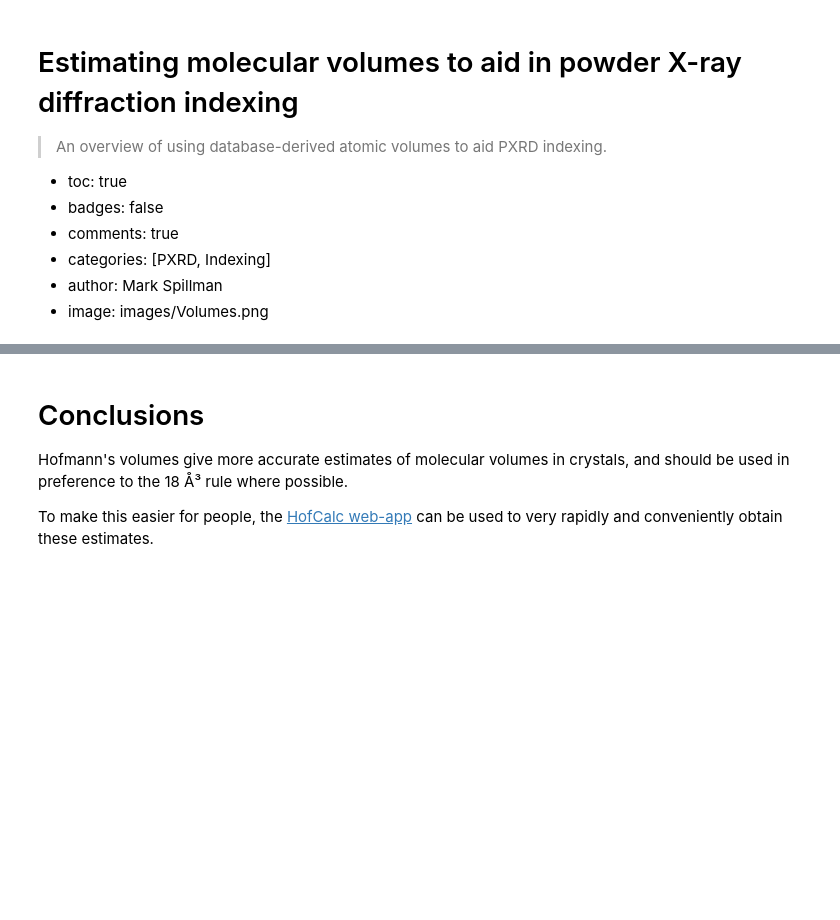
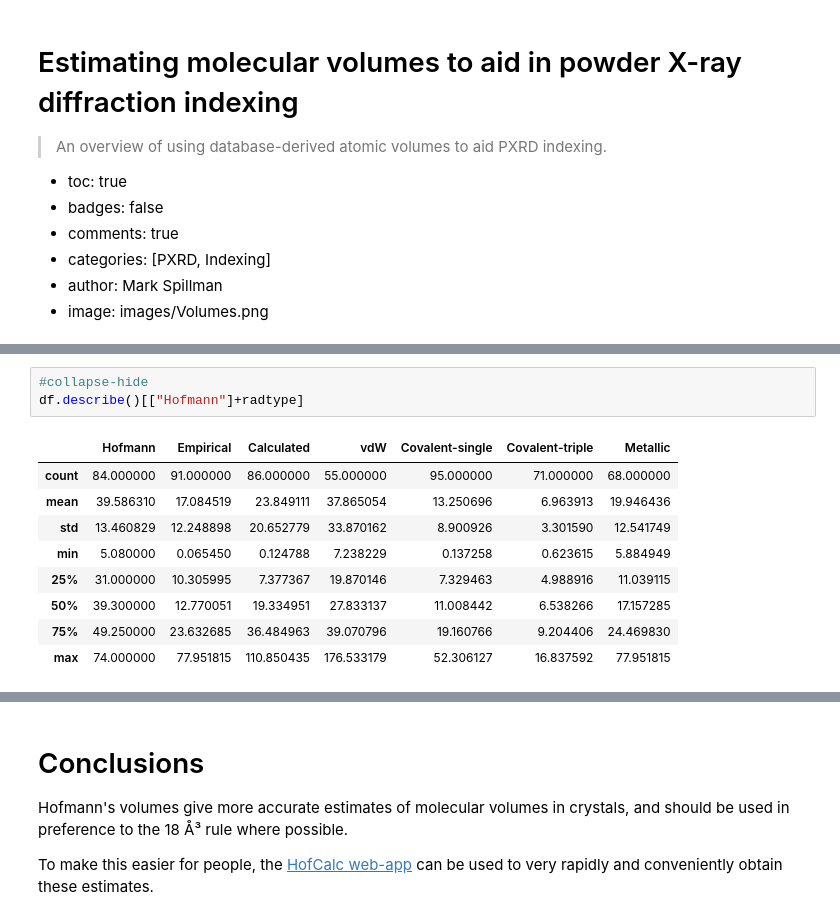
Before and after one commit to mspillman/blog_old, a Jupyter notebook: _notebooks/2021-11-10-Hofcalc.ipynb, the cells around one changed output, grey strips where cells are left out. Drawn from its saved outputs; the diff is of its cells as text; blank space fills up the shorter version.

```diff
--- a/_notebooks/2021-11-10-Hofcalc.ipynb
+++ b/_notebooks/2021-11-10-Hofcalc.ipynb
@@ -108,0 +107,13 @@ As can be seen, for most of the elements, Hofmann's CSD-derived values are fairl
+# %%
+#collapse-hide
+df.describe()[["Hofmann"]+radtype]
+# %% [output]
+|  | Hofmann | Empirical | Calculated | vdW | Covalent-single | Covalent-triple | Metallic |
+| count | 84.000000 | 91.000000 | 86.000000 | 55.000000 | 95.000000 | 71.000000 | 68.000000 |
+| mean | 39.586310 | 17.084519 | 23.849111 | 37.865054 | 13.250696 | 6.963913 | 19.946436 |
+| std | 13.460829 | 12.248898 | 20.652779 | 33.870162 | 8.900926 | 3.301590 | 12.541749 |
+| min | 5.080000 | 0.065450 | 0.124788 | 7.238229 | 0.137258 | 0.623615 | 5.884949 |
+| 25% | 31.000000 | 10.305995 | 7.377367 | 19.870146 | 7.329463 | 4.988916 | 11.039115 |
+| 50% | 39.300000 | 12.770051 | 19.334951 | 27.833137 | 11.008442 | 6.538266 | 17.157285 |
+| 75% | 49.250000 | 23.632685 | 36.484963 | 39.070796 | 19.160766 | 9.204406 | 24.469830 |
+| max | 74.000000 | 77.951815 | 110.850435 | 176.533179 | 52.306127 | 16.837592 | 77.951815 |
```
Also changed, not shown: parts of 9 cells of this notebook.
